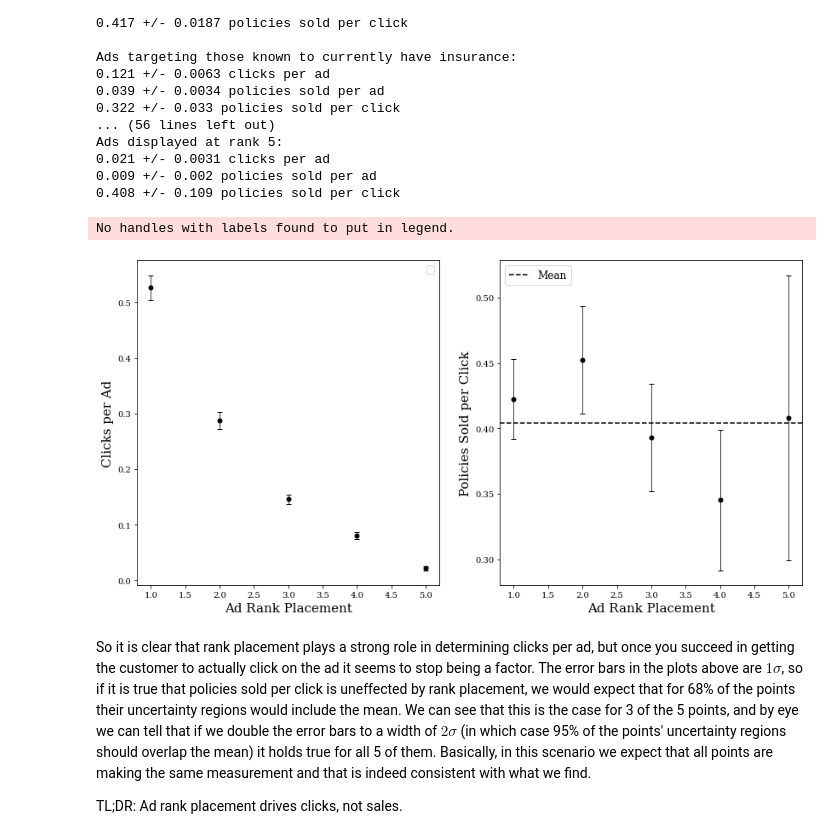
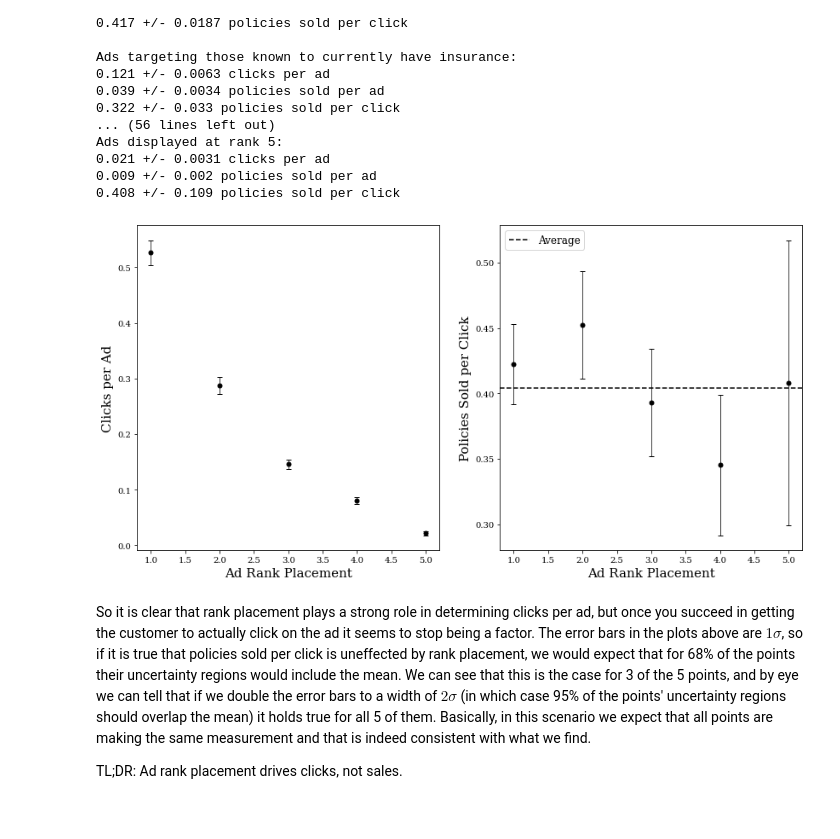
Before and after one commit to rdp135/Root_Insurance, a Jupyter notebook: PatsScratchWork.ipynb, the cells around one changed output. Drawn from its saved outputs; the diff is of its cells as text; code cells hidden in the pictures.

```diff
--- a/PatsScratchWork.ipynb
+++ b/PatsScratchWork.ipynb
@@ -162,33 +165,32 @@ for rank_val in rank_vals:
 # %%
 plt.figure(figsize=(14,7))
 
 #First look at clicks per ad as a function of rank placement
 plt.subplot(1,2,1)
 
 plt.errorbar(x=rank_vals, y=cpa_ranks, yerr=cpa_err_ranks, color='k', fmt='o',
              capsize=3, linewidth=0.75, markersize=5)
 #plt.axhline(np.mean(pspc_ranks),color='k',linestyle='--',label='Mean')
 
-plt.legend(fontsize=12)
+#plt.legend(fontsize=12)
 plt.xlabel('Ad Rank Placement',fontsize=15)
 plt.ylabel('Clicks per Ad',fontsize=15)
 
 
 #Second look at policies sold per click as a function of rank placement
 plt.subplot(1,2,2)
 plt.errorbar(x=rank_vals, y=pspc_ranks, yerr=pspc_err_ranks, color='k', fmt='o',
              capsize=3, linewidth=0.75, markersize=5)
 mean_pspc = np.mean(pspc_ranks)
-plt.axhline(mean_pspc,color='k',linestyle='--',label='Mean')
+plt.axhline(mean_pspc,color='k',linestyle='--',label='Average')
 
 plt.legend(fontsize=12)
 plt.xlabel('Ad Rank Placement',fontsize=15)
 plt.ylabel('Policies Sold per Click',fontsize=15)
 
 plt.show()
 # %% [output]
-No handles with labels found to put in legend.
-[figure, old version]
+[figure, new version]
 # %% [markdown]
 So it is clear that rank placement plays a strong role in determining clicks per ad, but once you succeed in getting the customer to actually click on the ad it seems to stop being a factor. The error bars in the plots above are $1\sigma$, so if it is true that policies sold per click is uneffected by rank placement, we would expect that for 68\% of the points their uncertainty regions would include the mean. We can see that this is the case for 3 of the 5 points, and by eye we can tell that if we double the error bars to a width of $2\sigma$ (in which case 95\% of the points' uncertainty regions should overlap the mean) it holds true for all 5 of them. Basically, in this scenario we expect that all points are making the same measurement and that is indeed consistent with what we find.
 
```
Also changed, not shown: parts of 16 cells of this notebook.
